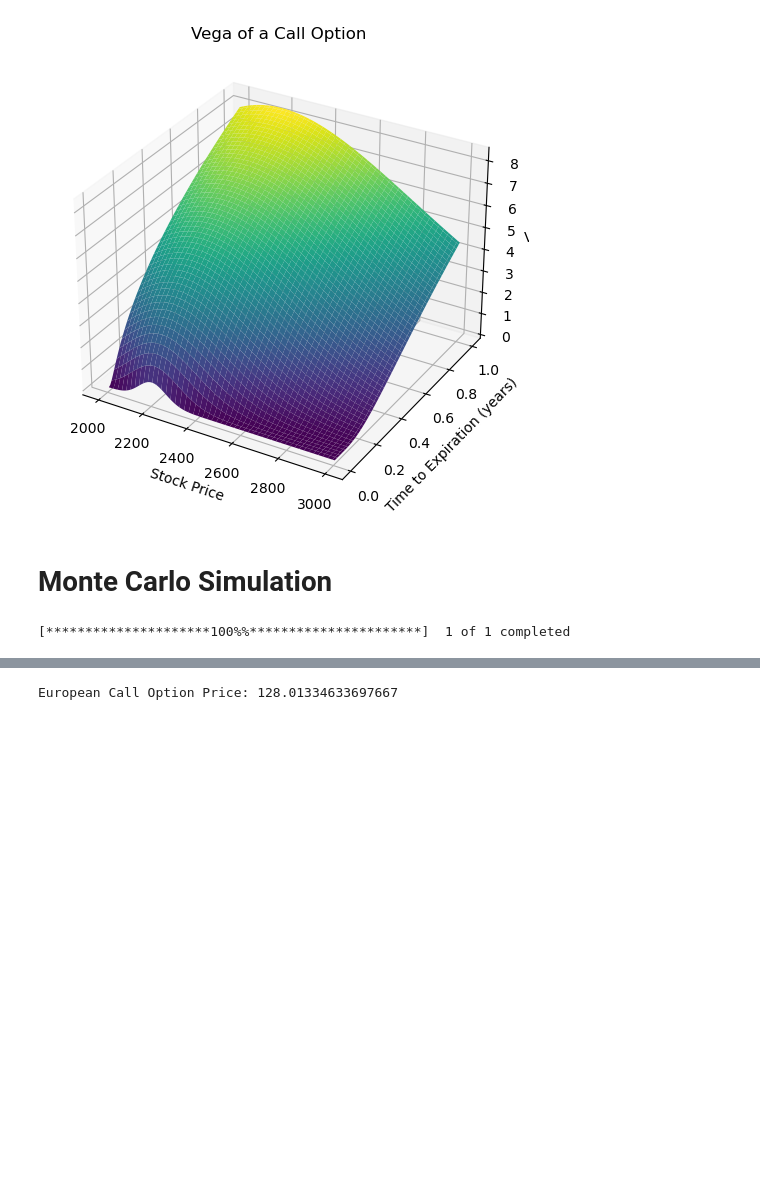
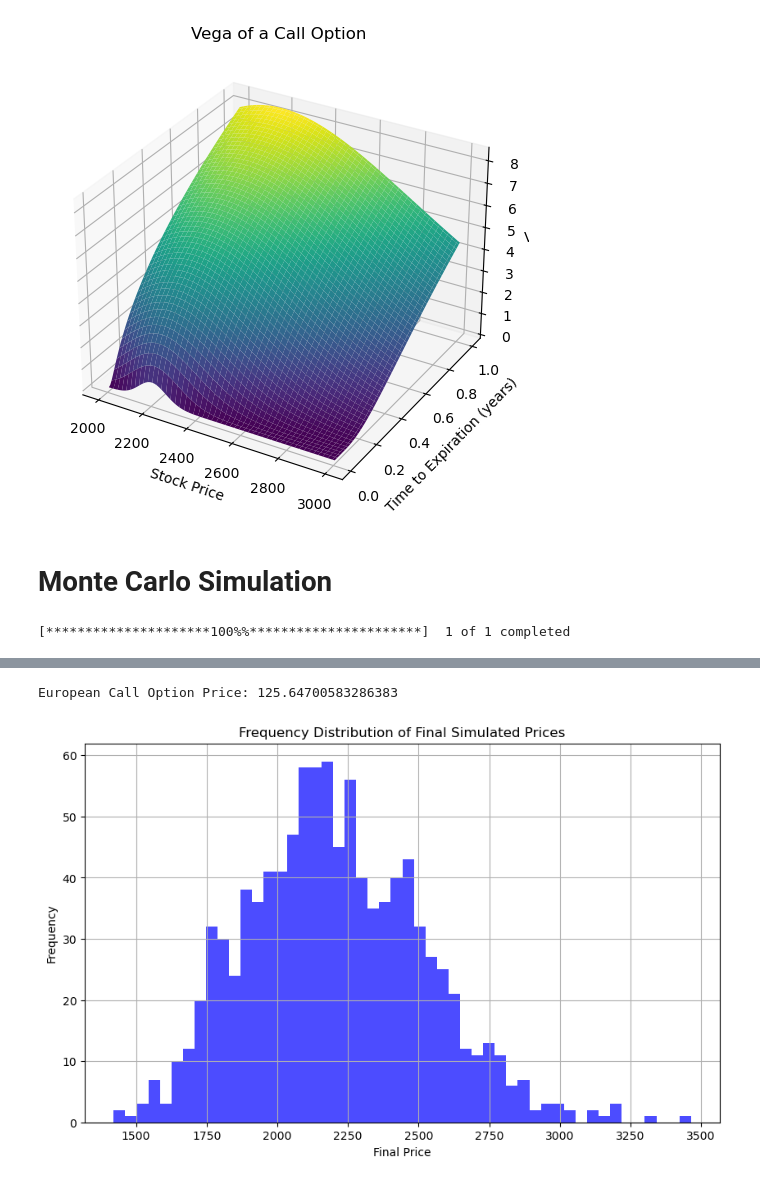
Before and after one commit to NuKa-CoLaa/CMF_Python, a Jupyter notebook: CMF_Assignment.ipynb, the cells around one changed output, grey strips where cells are left out. Drawn from its saved outputs; the diff is of its cells as text; code cells hidden in the pictures; blank space fills up the shorter version.

```diff
--- a/CMF_Assignment.ipynb
+++ b/CMF_Assignment.ipynb
@@ -542,31 +557,42 @@ risk_free_rate = 0.0417  # Example risk-free rate
 # Create an empty matrix to hold the simulation results
 simulation_results = np.zeros((num_simulations, num_days))
 
 # Run the simulations
 np.random.seed(0)  # For reproducibility
 for sim in range(num_simulations):
     future_price = data['Close'][-1]
     for day in range(num_days):
         simulated_return = np.random.normal(mean_daily_return, std_dev_daily_return)
         future_price *= (1 + simulated_return)
         simulation_results[sim, day] = future_price
 
 # Plot the simulations
 plt.figure(figsize=(10, 6))
 plt.plot(simulation_results.T, linewidth=1)
 plt.title(f'{ticker} Stock Price Simulation for {time_to_expiration} Year(s)')
 plt.xlabel('Days')
 plt.ylabel('Price')
 plt.show()
 
 # Calculate the payoffs for a European call option
 payoffs = np.maximum(simulation_results[:, -1] - strike_price, 0)
 
 # Calculate the option price
 option_price = np.exp(-risk_free_rate * time_to_expiration) * np.mean(payoffs)
 
 print(f"European Call Option Price: {option_price}")
+
+# Plot the frequency distribution of the final simulated prices
+final_simulated_prices = simulation_results[:, -1]
+plt.figure(figsize=(10, 6))
+plt.hist(final_simulated_prices, bins=50, alpha=0.7, color='blue')
+plt.title('Frequency Distribution of Final Simulated Prices')
+plt.xlabel('Final Price')
+plt.ylabel('Frequency')
+plt.grid(True)
+plt.show()
 # %% [output]
 [*********************100%%**********************]  1 of 1 completed
 [figure]
-European Call Option Price: 128.01334633697667
+European Call Option Price: 125.64700583286383
+[figure, added]
```
Also changed, not shown: parts of 1 cell of this notebook.
